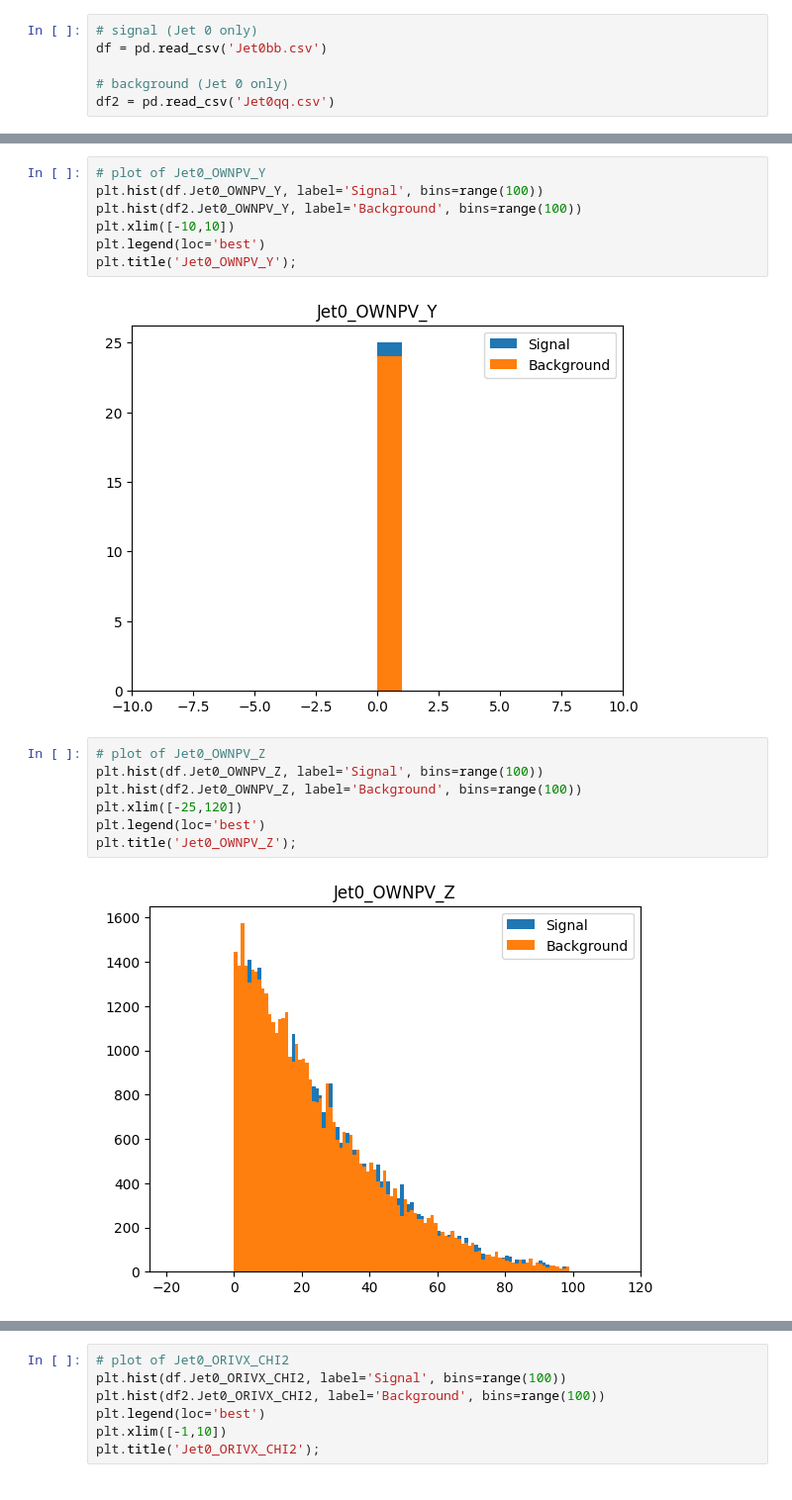
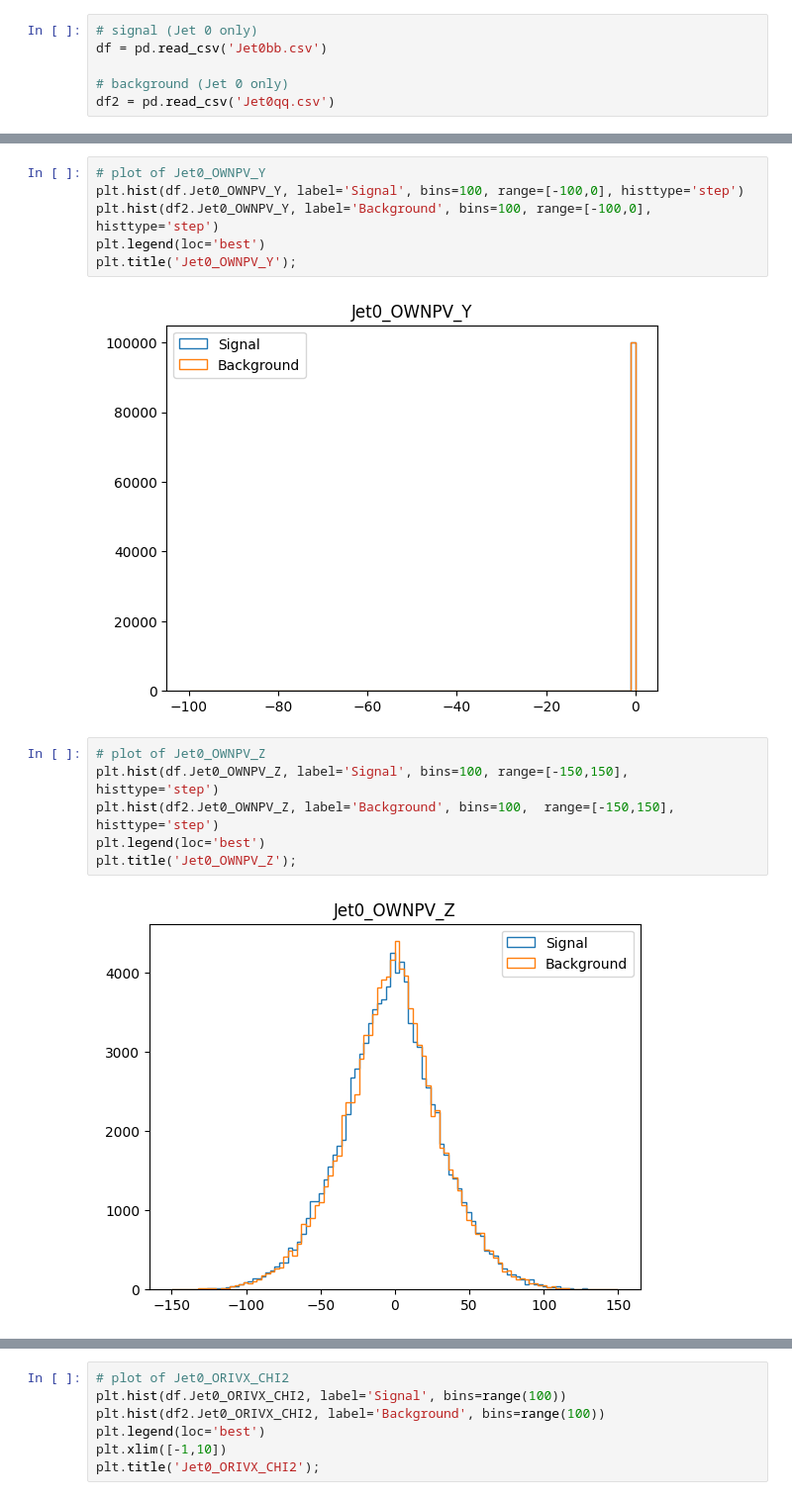
Before and after one commit to gpesticci/Jet-GNN, a Jupyter notebook: jetgnn.ipynb, the cells around one changed output, grey strips where cells are left out. Shown at 99% size. Saved outputs shown, nothing was run; the diff lists cells and outputs as text.

```diff
--- a/jetgnn.ipynb
+++ b/jetgnn.ipynb
@@ -90,20 +86,18 @@ plt.title('Jet0_OWNPV_X');
 # %%
 # plot of Jet0_OWNPV_Y
-plt.hist(df.Jet0_OWNPV_Y, label='Signal', bins=range(100))
-plt.hist(df2.Jet0_OWNPV_Y, label='Background', bins=range(100))
-plt.xlim([-10,10])
+plt.hist(df.Jet0_OWNPV_Y, label='Signal', bins=100, range=[-100,0], histtype='step')
+plt.hist(df2.Jet0_OWNPV_Y, label='Background', bins=100, range=[-100,0], histtype='step')
 plt.legend(loc='best')
 plt.title('Jet0_OWNPV_Y');
 # %% [output]
-[figure, old version]
+[figure, new version]
 # %%
 # plot of Jet0_OWNPV_Z
-plt.hist(df.Jet0_OWNPV_Z, label='Signal', bins=range(100))
-plt.hist(df2.Jet0_OWNPV_Z, label='Background', bins=range(100))
-plt.xlim([-25,120])
+plt.hist(df.Jet0_OWNPV_Z, label='Signal', bins=100, range=[-150,150], histtype='step')
+plt.hist(df2.Jet0_OWNPV_Z, label='Background', bins=100,  range=[-150,150], histtype='step')
 plt.legend(loc='best')
 plt.title('Jet0_OWNPV_Z');
 # %% [output]
-[figure, old version]
+[figure, new version]
 # %%
 # plot of Jet0_IP_OWNPV
```
Also changed, not shown: parts of 11 cells of this notebook.
